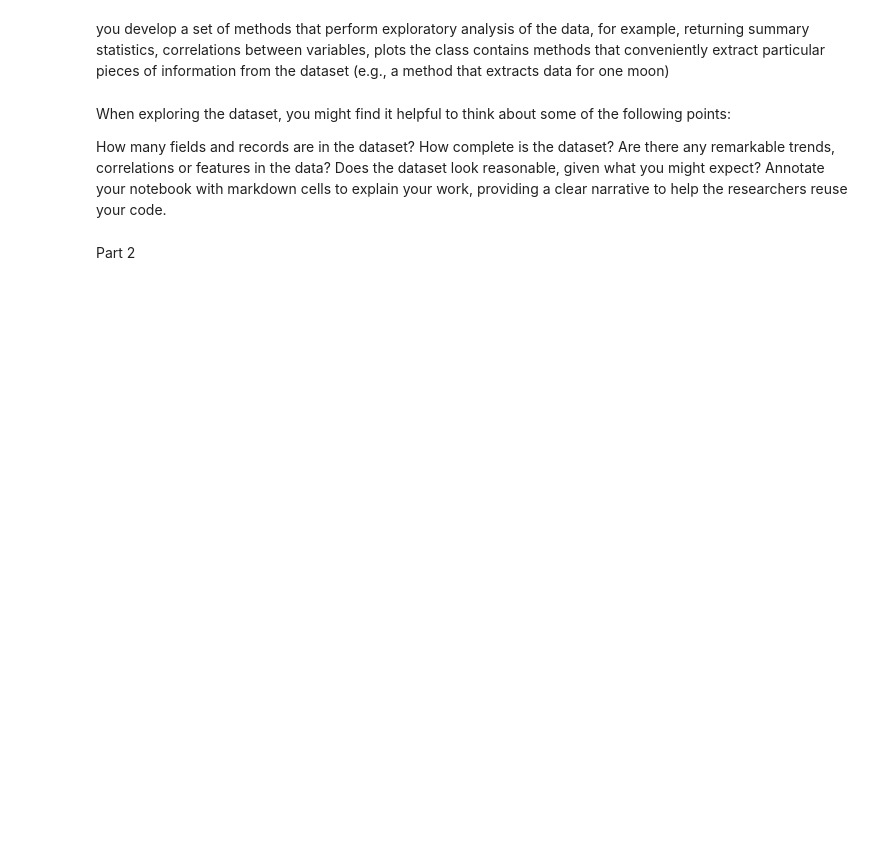
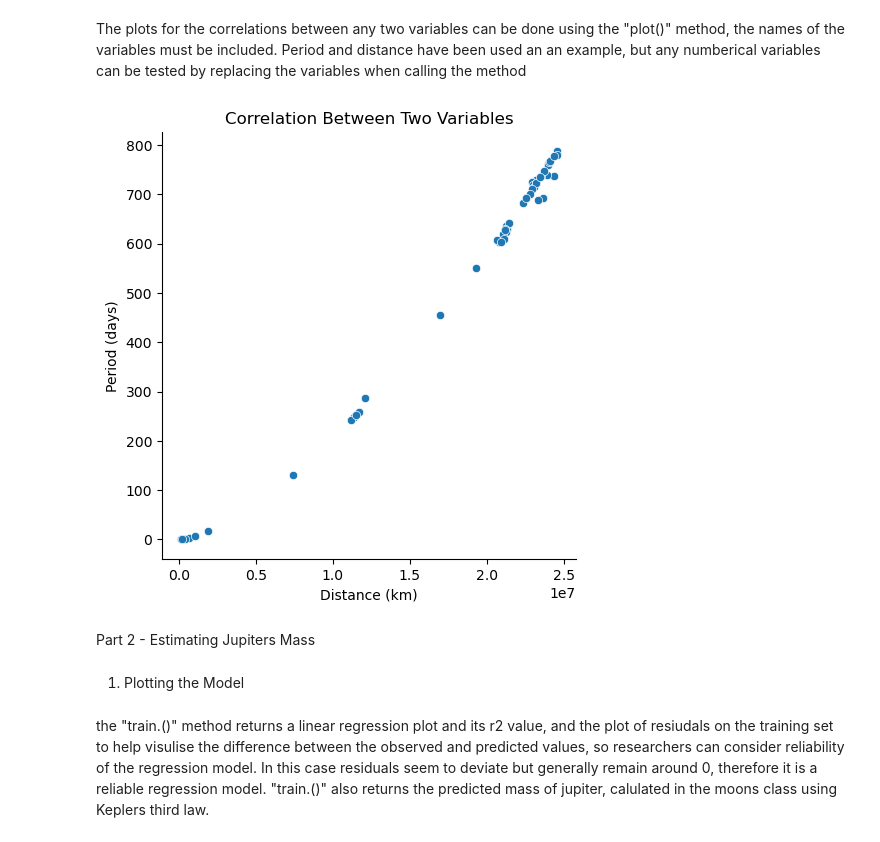
Before and after one commit to tara-12345/Assessment-1, a Jupyter notebook: jupiter_visualise.ipynb, the cells around one changed output. Saved outputs shown, nothing was run; the diff lists cells and outputs as text; code cells hidden in the pictures; blank space fills up the shorter version.

Commit message:
addition of final comments and markdown cells

```diff
--- a/jupiter_visualise.ipynb
+++ b/jupiter_visualise.ipynb
@@ -40,16 +93,15 @@ moons_data.moon_info()
-# %% [markdown]
-you develop a set of methods that perform exploratory analysis of the data, for example, returning summary statistics, correlations between variables, plots
-the class contains methods that conveniently extract particular pieces of information from the dataset (e.g., a method that extracts data for one moon)
-# %% [markdown]
-When exploring the dataset, you might find it helpful to think about some of the following points:
-
-How many fields and records are in the dataset?
-How complete is the dataset?
-Are there any remarkable trends, correlations or features in the data?
-Does the dataset look reasonable, given what you might expect?
-Annotate your notebook with markdown cells to explain your work, providing a clear narrative to help the researchers reuse your code.
+# %% [markdown]
+The plots for the correlations between any two variables can be done using the "plot()" method, the names of the variables must be included. Period and distance have been used an an example, but any numberical variables can be tested by replacing the variables when calling the method
+# %%
+moons_data.plot("Distance (km)", "Period (days)")
+# %% [output]
+[figure, added]
 # %% [markdown]
-Part 2
+Part 2 - Estimating Jupiters Mass
+# %% [markdown]
+1. Plotting the Model
+# %% [markdown]
+the "train.()" method returns a linear regression plot and its r2 value, and the plot of resiudals on the training set to help visulise the difference between the observed and predicted values, so researchers can consider reliability of the regression model. In this case residuals seem to deviate but generally remain around 0, therefore it is a reliable regression model. "train.()" also returns the predicted mass of jupiter, calulated in the moons class using Keplers third law.
 # %%
 moons_data.train()
 # %% [output]
```
Also changed, not shown: parts of 29 cells of this notebook, 1 other file.
